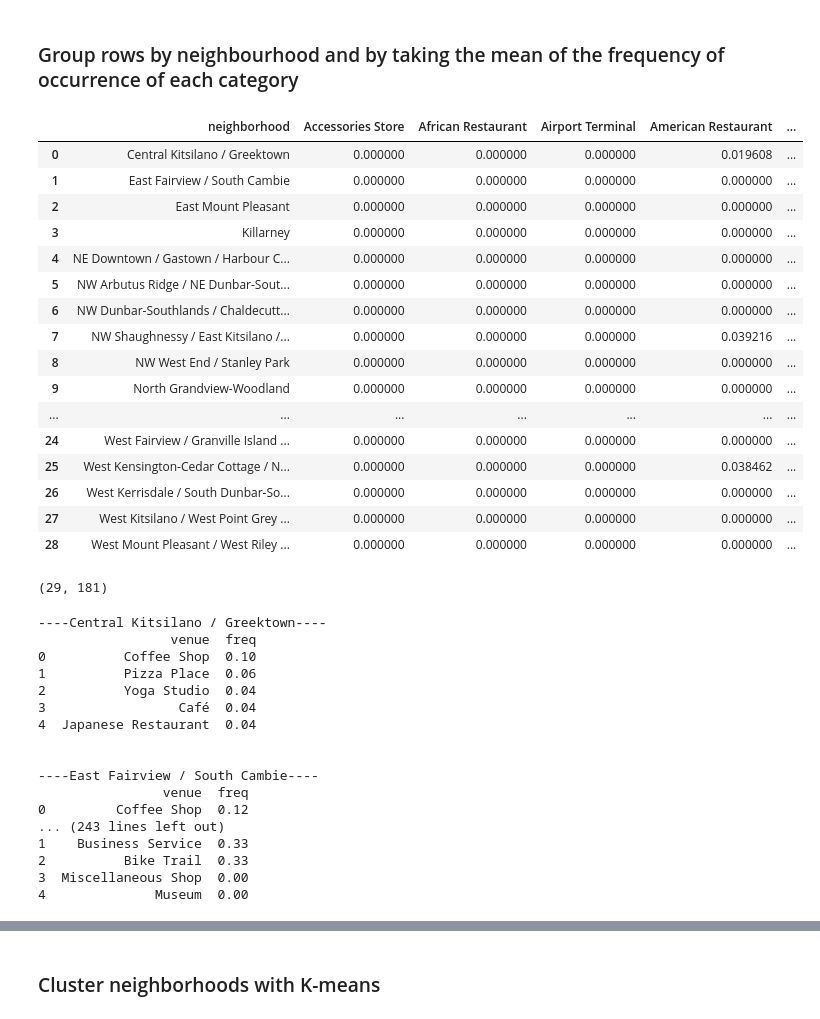
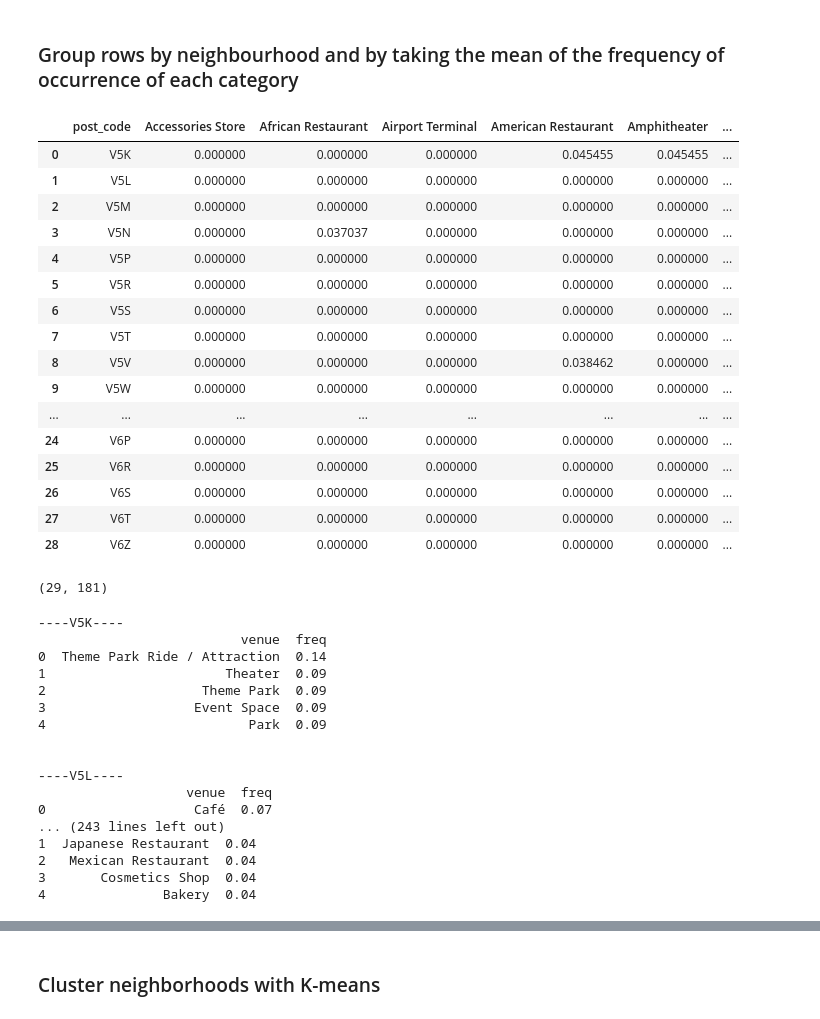
Before and after one commit to dprossi/Capstone_Project_IBM_Data_Science, a Jupyter notebook: Applied_Data_Science_Capstone_Project_Vancouver.ipynb, the cells around one changed output, grey strips where cells are left out. Drawn from its saved outputs; the diff is of its cells as text; code cells hidden in the pictures.

Commit message:
Published from Watson Studio.

```diff
--- a/Applied_Data_Science_Capstone_Project_Vancouver.ipynb
+++ b/Applied_Data_Science_Capstone_Project_Vancouver.ipynb
@@ -869,7 +869,10 @@ plt.show()
 vancouver_onehot = pd.get_dummies(vancouver_venues[['venue_category']], prefix="", prefix_sep="")
 
 # add neighborhood column back to dataframe
-vancouver_onehot['neighborhood'] = vancouver_venues['neighborhood']
+vancouver_onehot['post_code'] = vancouver_venues['post_code']
+
+# add neighborhood column back to dataframe
+#vancouver_onehot['neighborhood'] = vancouver_venues['neighborhood']
 
 # move neighborhood column to the first column
 fixed_columns = [vancouver_onehot.columns[-1]] + list(vancouver_onehot.columns[:-1])
@@ -890,26 +893,26 @@ vancouver_onehot.shape
 # %% [markdown]
 ### Group rows by neighbourhood and by taking the mean of the frequency of occurrence of each category
 # %%
-vancouver_grouped = vancouver_onehot.groupby('neighborhood').mean().reset_index()
+vancouver_grouped = vancouver_onehot.groupby('post_code').mean().reset_index()
 vancouver_grouped
 # %% [output]
-|  | neighborhood | Accessories Store | African Restaurant | Airport Terminal | American Restaurant | ... |
-| 0 | Central Kitsilano / Greektown | 0.000000 | 0.000000 | 0.000000 | 0.019608 | ... |
-| 1 | East Fairview / South Cambie | 0.000000 | 0.000000 | 0.000000 | 0.000000 | ... |
-| 2 | East Mount Pleasant | 0.000000 | 0.000000 | 0.000000 | 0.000000 | ... |
-| 3 | Killarney | 0.000000 | 0.000000 | 0.000000 | 0.000000 | ... |
-| 4 | NE Downtown / Gastown / Harbour C... | 0.000000 | 0.000000 | 0.000000 | 0.000000 | ... |
-| 5 | NW Arbutus Ridge / NE Dunbar-Sout... | 0.000000 | 0.000000 | 0.000000 | 0.000000 | ... |
-| 6 | NW Dunbar-Southlands / Chaldecutt... | 0.000000 | 0.000000 | 0.000000 | 0.000000 | ... |
-| 7 | NW Shaughnessy / East Kitsilano /... | 0.000000 | 0.000000 | 0.000000 | 0.039216 | ... |
-| 8 | NW West End / Stanley Park | 0.000000 | 0.000000 | 0.000000 | 0.000000 | ... |
-| 9 | North Grandview-Woodland | 0.000000 | 0.000000 | 0.000000 | 0.000000 | ... |
-| ... | ... | ... | ... | ... | ... | ... |
-| 24 | West Fairview / Granville Island ... | 0.000000 | 0.000000 | 0.000000 | 0.000000 | ... |
-| 25 | West Kensington-Cedar Cottage / N... | 0.000000 | 0.000000 | 0.000000 | 0.038462 | ... |
-| 26 | West Kerrisdale / South Dunbar-So... | 0.000000 | 0.000000 | 0.000000 | 0.000000 | ... |
-| 27 | West Kitsilano / West Point Grey ... | 0.000000 | 0.000000 | 0.000000 | 0.000000 | ... |
-| 28 | West Mount Pleasant / West Riley ... | 0.000000 | 0.000000 | 0.000000 | 0.000000 | ... |
+|  | post_code | Accessories Store | African Restaurant | Airport Terminal | American Restaurant | Amphitheater | ... |
+| 0 | V5K | 0.000000 | 0.000000 | 0.000000 | 0.045455 | 0.045455 | ... |
+| 1 | V5L | 0.000000 | 0.000000 | 0.000000 | 0.000000 | 0.000000 | ... |
+| 2 | V5M | 0.000000 | 0.000000 | 0.000000 | 0.000000 | 0.000000 | ... |
+| 3 | V5N | 0.000000 | 0.037037 | 0.000000 | 0.000000 | 0.000000 | ... |
+| 4 | V5P | 0.000000 | 0.000000 | 0.000000 | 0.000000 | 0.000000 | ... |
+| 5 | V5R | 0.000000 | 0.000000 | 0.000000 | 0.000000 | 0.000000 | ... |
+| 6 | V5S | 0.000000 | 0.000000 | 0.000000 | 0.000000 | 0.000000 | ... |
+| 7 | V5T | 0.000000 | 0.000000 | 0.000000 | 0.000000 | 0.000000 | ... |
+| 8 | V5V | 0.000000 | 0.000000 | 0.000000 | 0.038462 | 0.000000 | ... |
+| 9 | V5W | 0.000000 | 0.000000 | 0.000000 | 0.000000 | 0.000000 | ... |
+| ... | ... | ... | ... | ... | ... | ... | ... |
+| 24 | V6P | 0.000000 | 0.000000 | 0.000000 | 0.000000 | 0.000000 | ... |
+| 25 | V6R | 0.000000 | 0.000000 | 0.000000 | 0.000000 | 0.000000 | ... |
+| 26 | V6S | 0.000000 | 0.000000 | 0.000000 | 0.000000 | 0.000000 | ... |
+| 27 | V6T | 0.000000 | 0.000000 | 0.000000 | 0.000000 | 0.000000 | ... |
+| 28 | V6Z | 0.000000 | 0.000000 | 0.000000 | 0.000000 | 0.000000 | ... |
 # %%
 vancouver_grouped.shape
 # %% [output]
@@ -917,9 +920,9 @@ vancouver_grouped.shape
 # %%
 num_top_venues = 5
 
-for hood in vancouver_grouped['neighborhood']:
+for hood in vancouver_grouped['post_code']:
     print("----"+hood+"----")
-    temp = vancouver_grouped[vancouver_grouped['neighborhood'] == hood].T.reset_index()
+    temp = vancouver_grouped[vancouver_grouped['post_code'] == hood].T.reset_index()
     temp.columns = ['venue','freq']
     temp = temp.iloc[1:]
     temp['freq'] = temp['freq'].astype(float)
@@ -927,23 +930,23 @@ for hood in vancouver_grouped['neighborhood']:
     print(temp.sort_values('freq', ascending=False).reset_index(drop=True).head(num_top_venues))
     print('\n')
 # %% [output]
-----Central Kitsilano / Greektown----
-                 venue  freq
-0          Coffee Shop  0.10
-1          Pizza Place  0.06
-2          Yoga Studio  0.04
-3                 Café  0.04
-4  Japanese Restaurant  0.04
+----V5K----
+                          venue  freq
+0  Theme Park Ride / Attraction  0.14
+1                       Theater  0.09
+2                    Theme Park  0.09
+3                   Event Space  0.09
+4                          Park  0.09
 
 
-----East Fairview / South Cambie----
-                venue  freq
-0         Coffee Shop  0.12
+----V5L----
+                   venue  freq
+0                   Café  0.07
 ... (243 lines left out)
-1    Business Service  0.33
-2          Bike Trail  0.33
-3  Miscellaneous Shop  0.00
-4              Museum  0.00
+1  Japanese Restaurant  0.04
+2   Mexican Restaurant  0.04
+3       Cosmetics Shop  0.04
+4               Bakery  0.04
 # %%
 def return_most_common_venues(row, num_top_venues):
     row_categories = row.iloc[1:]
```
Also changed, not shown: parts of 5 cells of this notebook.
